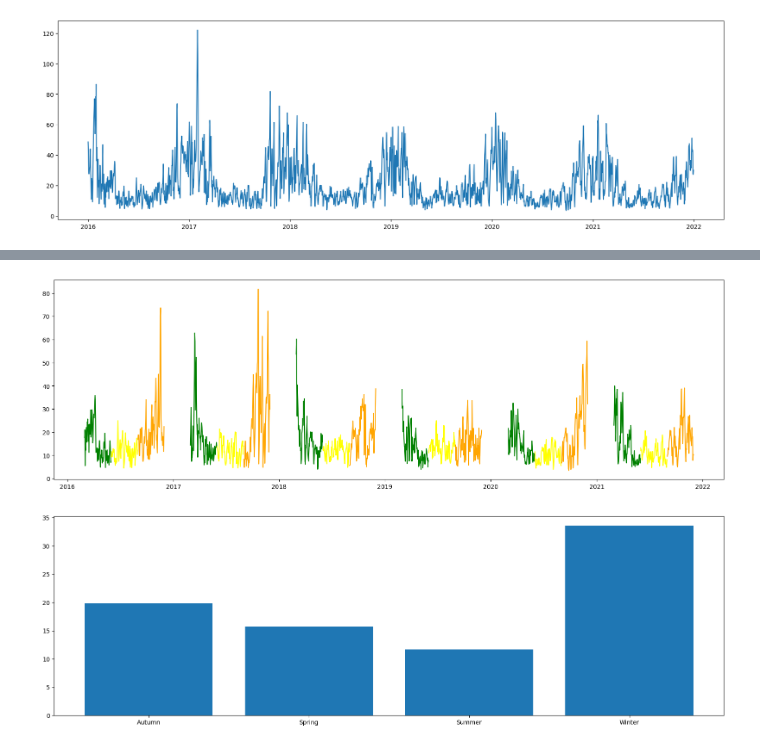
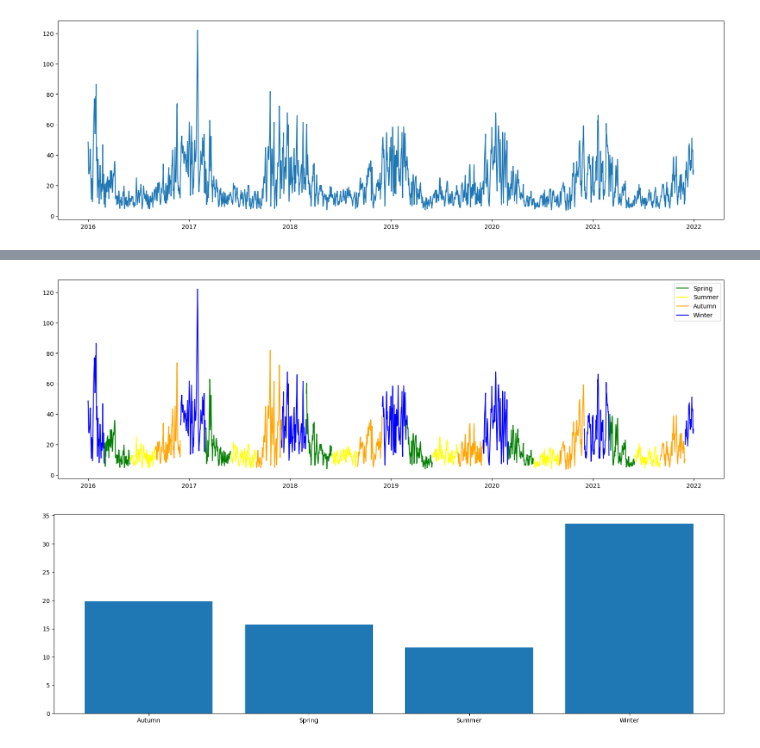
Before and after one commit to Andrea01Fraschini/SBARTProject, a Jupyter notebook: notebooks/pm25_time_analysis.ipynb, the cells around one changed output, grey strips where cells are left out. Drawn from its saved outputs; the diff is of its cells as text; code cells hidden in the pictures.

Commit message:
FIx plots

```diff
--- a/notebooks/pm25_time_analysis.ipynb
+++ b/notebooks/pm25_time_analysis.ipynb
@@ -84,26 +82,25 @@ stations_data_avg['Season'] = stations_data_avg.index.map(get_season)
 # %%
 # Plot the data with seaons color
 season_colors = {'Spring': 'green', 'Summer': 'yellow', 'Autumn': 'orange', 'Winter': 'blue'}
 
 fig, ax = plt.subplots(figsize=(20, 6))
 
 # Loop through each season and plot the data with the corresponding color
 for season, color in season_colors.items():
     data = stations_data_avg[stations_data_avg['Season'] == season]
-    if season != 'Winter':
-        for year in data.index.year.unique():
-            yearly_data = data[data.index.year == year]
-            ax.plot(yearly_data.index, yearly_data['AQ_pm25'], color=color)
-    else:
-        # Handle winter separately since it spans two years
-        for year in data.index.year.unique():
-            if year != data.index.year.max():
-                yearly_data = data[(data.index.year == year) | ((data.index.year == year + 1) & (data.index.month < 3))]
-                ax.plot(yearly_data.index, yearly_data['AQ_pm25'], color=color)
+    # Break data into continuous chunks
+    chunks = np.split(data, np.where(np.diff(data.index) != pd.Timedelta(days=1))[0]+1)
+    for chunk in chunks:
+        ax.plot(chunk.index, chunk['AQ_pm25'], color=color, label=season)
+
+# Remove duplicate labels in the legend
+handles, labels = ax.get_legend_handles_labels()
+by_label = dict(zip(labels, handles))
+ax.legend(by_label.values(), by_label.keys())
 
 plt.show()
 # %% [output]
-[figure, old version]
+[figure, new version]
 # %%
 # Ensure 'Time' column is in datetime format and set as index
 stations_data_avg.index = pd.to_datetime(stations_data_avg.index)
```
Also changed, not shown: parts of 8 cells of this notebook.
